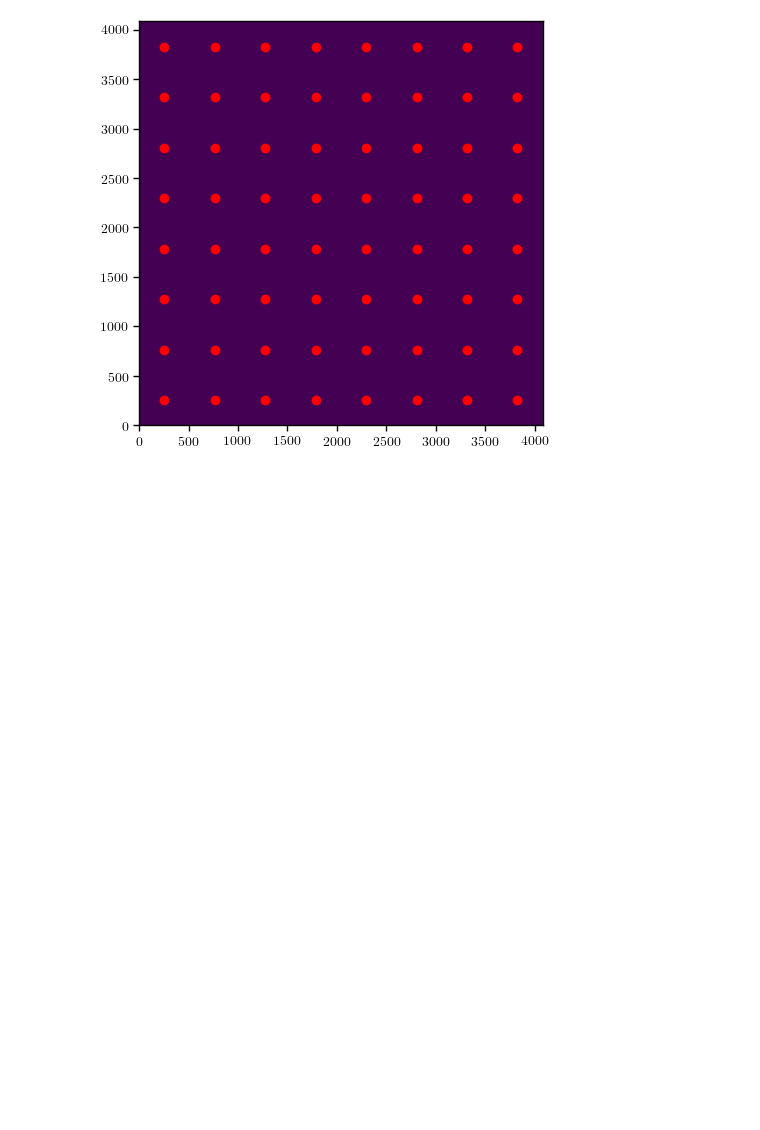
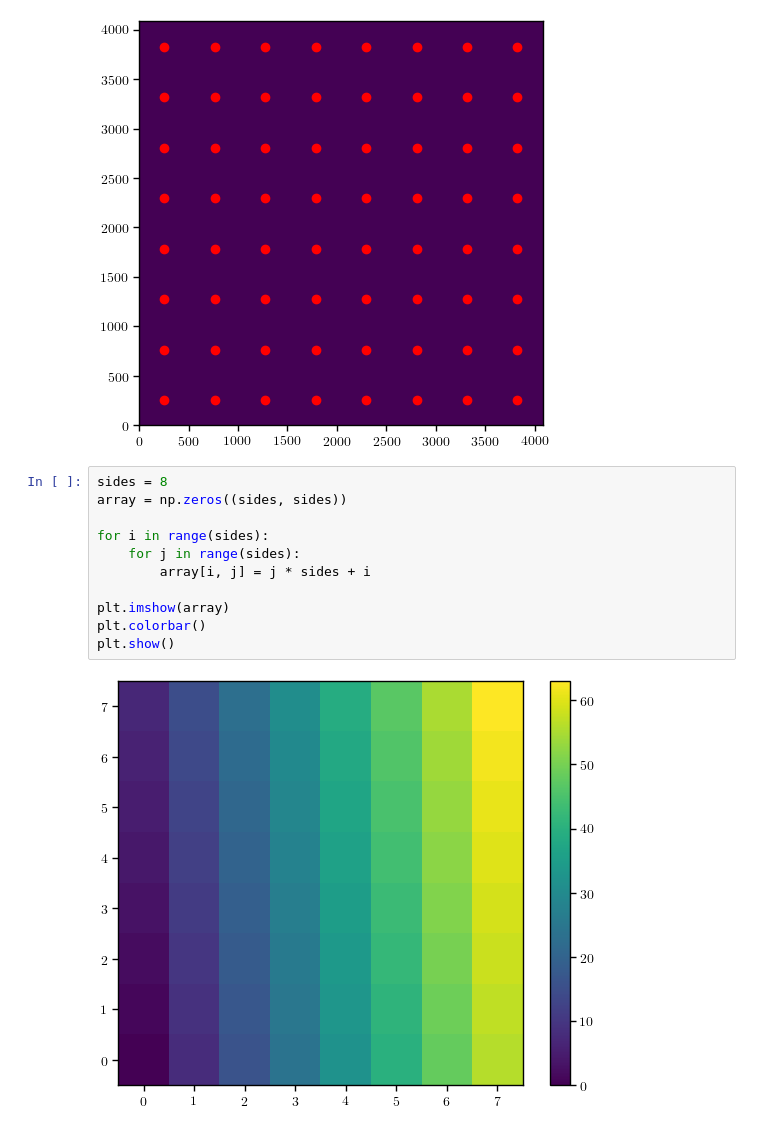
Before and after one commit to AstroMusers/mejiro, a Jupyter notebook: notebooks/dev/divide_up_sca_for_psf_caching.ipynb, the cells around one changed output. Drawn from its saved outputs; the diff is of its cells as text; blank space fills up the shorter version.

```diff
--- a/notebooks/dev/divide_up_sca_for_psf_caching.ipynb
+++ b/notebooks/dev/divide_up_sca_for_psf_caching.ipynb
@@ -115,3 +115,16 @@ for center in centers:
 plt.show()
 # %% [output]
 [figure]
+# %%
+sides = 8
+array = np.zeros((sides, sides))
+
+for i in range(sides):
+    for j in range(sides):
+        array[i, j] = j * sides + i
+
+plt.imshow(array)
+plt.colorbar()
+plt.show()
+# %% [output]
+[figure, added]
```
Also changed, not shown: 3 other files.
